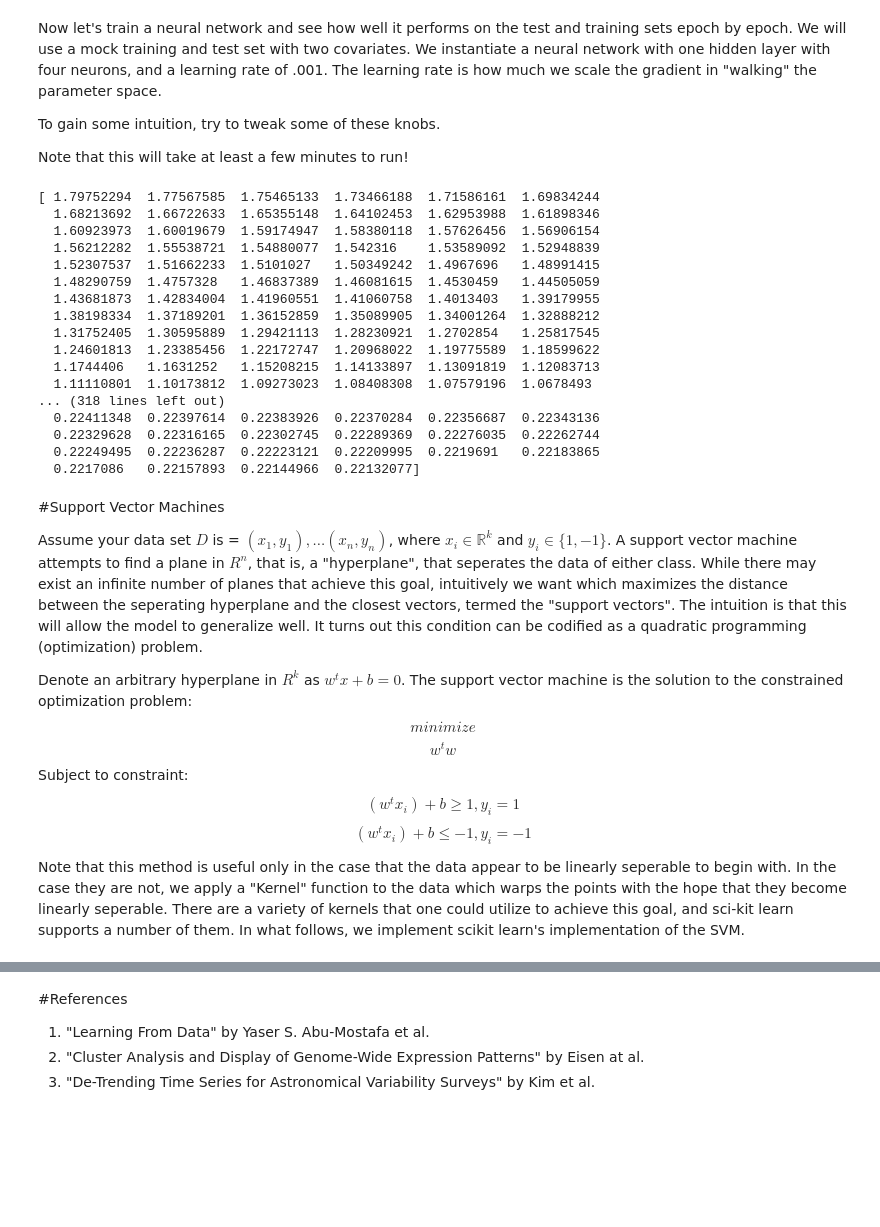
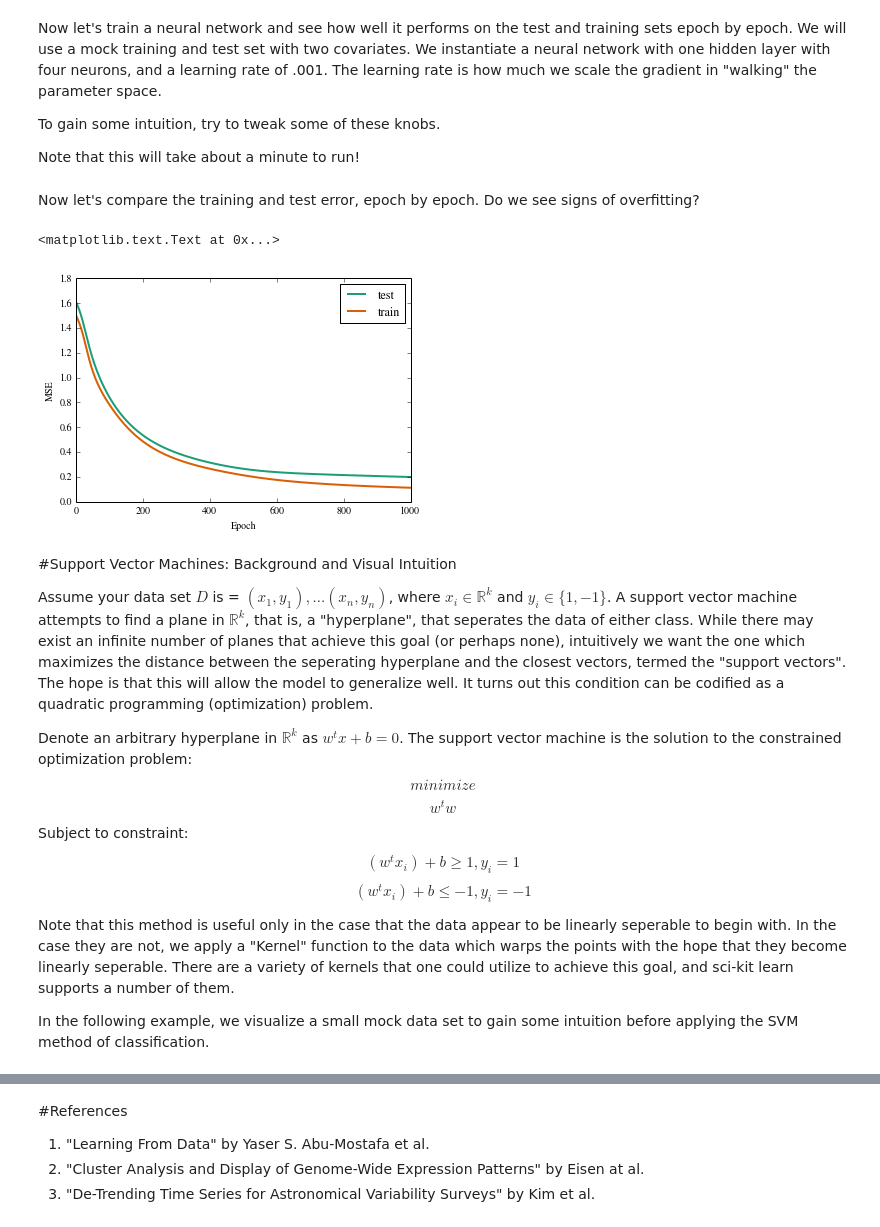
Before and after one commit to cs109/content, a Jupyter notebook: labs/lab10/Lab_10.ipynb, the cells around one changed output, grey strips where cells are left out. Drawn from its saved outputs; the diff is of its cells as text; code cells hidden in the pictures; blank space fills up the shorter version.

Commit message:
Updated lab to include graphics, SVM, and hierarchical clustering examples.

```diff
--- a/labs/lab10/Lab_10.ipynb
+++ b/labs/lab10/Lab_10.ipynb
@@ -94,7 +97,7 @@ Now let's train a neural network and see how well it performs on the test and tr
 
 To gain some intuition, try to tweak some of these knobs.
 
-Note that this will take at least a few minutes to run!
+Note that this will take about a minute to run!
 # %%
 #read in the train and test dat, assuming csv format
 training = numpy.genfromtxt('train.csv',delimiter = ',')
@@ -102,7 +105,8 @@ testing = numpy.genfromtxt('test.csv',delimiter = ',')
 
 #specify the number of neurons in each layer
 num_of_neurons = [2,4,1]
-#initialize two new neural networks
+
+#initialize a new neural network
 network = Neural_Net(num_of_neurons,2)
 
 #store the training error and test error during each epoch
@@ -128,36 +132,29 @@ for epoch in range(1000):
 	test_error = test_error/250
 	train[epoch] = training_error
 	test[epoch]  = test_error
-
-print train
-print test
-# %% [output]
-[ 1.79752294  1.77567585  1.75465133  1.73466188  1.71586161  1.69834244
-  1.68213692  1.66722633  1.65355148  1.64102453  1.62953988  1.61898346
-  1.60923973  1.60019679  1.59174947  1.58380118  1.57626456  1.56906154
-  1.56212282  1.55538721  1.54880077  1.542316    1.53589092  1.52948839
-  1.52307537  1.51662233  1.5101027   1.50349242  1.4967696   1.48991415
-  1.48290759  1.4757328   1.46837389  1.46081615  1.4530459   1.44505059
-  1.43681873  1.42834004  1.41960551  1.41060758  1.4013403   1.39179955
-  1.38198334  1.37189201  1.36152859  1.35089905  1.34001264  1.32888212
-  1.31752405  1.30595889  1.29421113  1.28230921  1.2702854   1.25817545
-  1.24601813  1.23385456  1.22172747  1.20968022  1.19775589  1.18599622
-  1.1744406   1.1631252   1.15208215  1.14133897  1.13091819  1.12083713
-  1.11110801  1.10173812  1.09273023  1.08408308  1.07579196  1.0678493
-... (318 lines left out)
-  0.22411348  0.22397614  0.22383926  0.22370284  0.22356687  0.22343136
-  0.22329628  0.22316165  0.22302745  0.22289369  0.22276035  0.22262744
-  0.22249495  0.22236287  0.22223121  0.22209995  0.2219691   0.22183865
-  0.2217086   0.22157893  0.22144966  0.22132077]
+# %% [markdown]
+Now let's compare the training and test error, epoch by epoch. Do we see signs of overfitting?
+# %%
+fig, ax = plt.subplots()
+ax.plot(numpy.arange(1000), test, lw=2, label = 'test')
+ax.plot(numpy.arange(1000), train, lw=2, label = 'train')
+ax.legend(loc=0)
+ax.set_xlabel('Epoch')
+ax.set_ylabel('MSE')
+# %% [output]
+<matplotlib.text.Text at 0x...>
+[figure, added]
 # %% [markdown]
-#Support Vector Machines
+#Support Vector Machines: Background and Visual Intuition
 
-Assume your data set $D$ is = ${(x_1,y_1),...(x_n,y_n)}$, where $x_i \in \mathbb{R}^k$ and $y_i \in \{1,-1\}$. A support vector machine attempts to find a plane in $R^n$, that is, a "hyperplane", that seperates the data of either class. While there may exist an infinite number of planes that achieve this goal, intuitively we want which maximizes the distance between the seperating hyperplane and the closest vectors, termed the "support vectors". The intuition is that this will allow the model to generalize well. It turns out this condition can be codified as a quadratic programming (optimization) problem.
+Assume your data set $D$ is = ${(x_1,y_1),...(x_n,y_n)}$, where $x_i \in \mathbb{R}^k$ and $y_i \in \{1,-1\}$. A support vector machine attempts to find a plane in $\mathbb{R}^k$, that is, a "hyperplane", that seperates the data of either class. While there may exist an infinite number of planes that achieve this goal (or perhaps none), intuitively we want the one which maximizes the distance between the seperating hyperplane and the closest vectors, termed the "support vectors". The hope is that this will allow the model to generalize well. It turns out this condition can be codified as a quadratic programming (optimization) problem.
 
-Denote an arbitrary hyperplane in $R^k$ as $w^tx+b = 0$. The support vector machine is the solution to the constrained optimization problem:
+Denote an arbitrary hyperplane in $\mathbb{R}^k$ as $w^tx+b = 0$. The support vector machine is the solution to the constrained optimization problem:
 $$minimize$$ $$w^tw$$
 Subject to constraint:
 $$(w^tx_i)+b \geq 1, y_i = 1$$
 $$(w^tx_i)+b \leq -1, y_i = -1$$
 
-Note that this method is useful only in the case that the data appear to be linearly seperable to begin with. In the case they are not, we apply a "Kernel" function to the data which warps the points with the hope that they become linearly seperable. There are a variety of kernels that one could utilize to achieve this goal, and sci-kit learn supports a number of them. In what follows, we implement scikit learn's implementation of the SVM.
+Note that this method is useful only in the case that the data appear to be linearly seperable to begin with. In the case they are not, we apply a "Kernel" function to the data which warps the points with the hope that they become linearly seperable. There are a variety of kernels that one could utilize to achieve this goal, and sci-kit learn supports a number of them.
+
+In the following example, we visualize a small mock data set to gain some intuition before applying the SVM method of classification.
```
Also changed, not shown: parts of 12 cells of this notebook, 2 other files.
